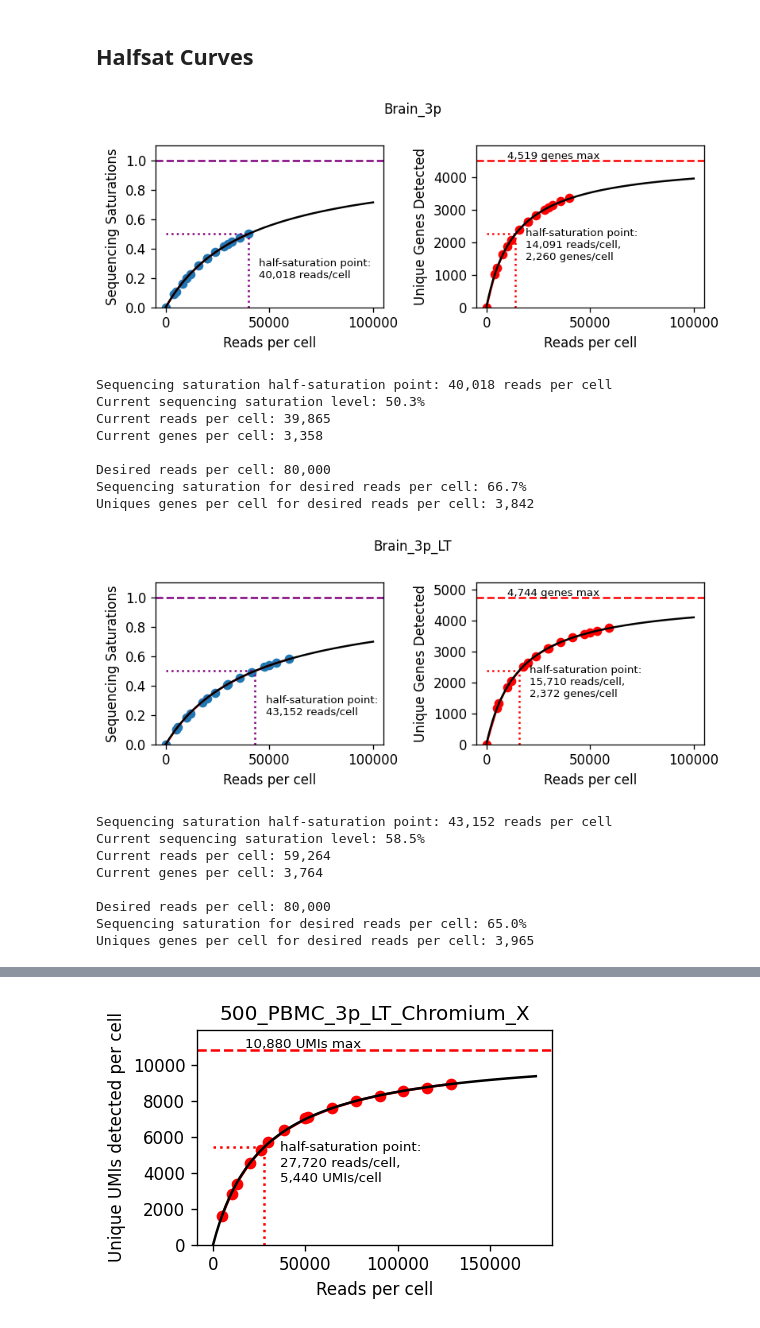
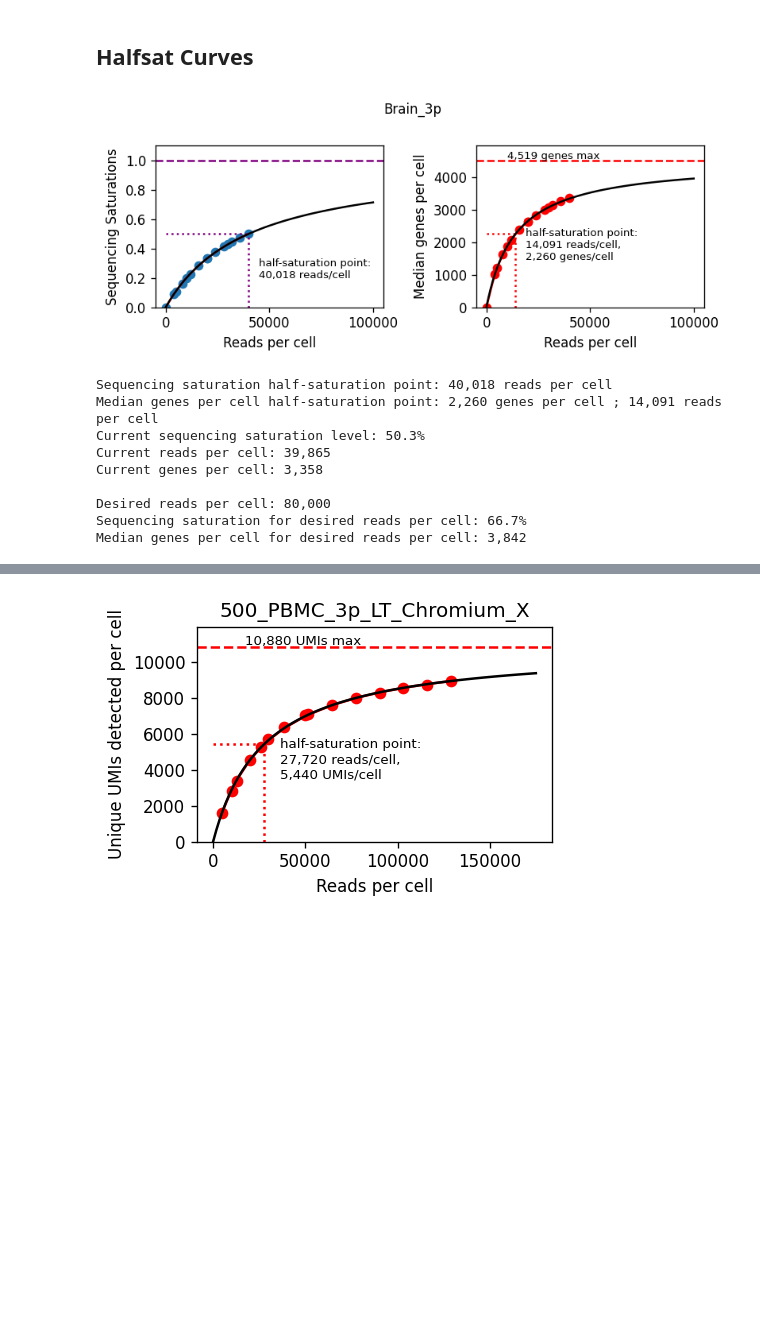
Before and after one commit to jpreall/halfsat, a Jupyter notebook: Example/halfSat-example.ipynb, the cells around one changed output, grey strips where cells are left out. Saved outputs shown, nothing was run; the diff lists cells and outputs as text; code cells hidden in the pictures; blank space fills up the shorter version.

```diff
--- a/Example/halfSat-example.ipynb
+++ b/Example/halfSat-example.ipynb
@@ -17,24 +17,15 @@ metrics_summary_json = 'metrics_summary_json.json'
 # %% [markdown]
 ## Halfsat Curves
 # %%
-webSum_10x_halfSat.satcurves(web_summary_list[0], readmax=100000, readsDesired=80000)
-webSum_10x_halfSat.satcurves(web_summary_list[1], readmax=100000, readsDesired=80000)
+webSum_10x_halfSat.satcurves(web_summary_list[0], readMax=100000, readsDesired=80000)
 # %% [output]
-[figure, old version]
+[figure, new version]
 Sequencing saturation half-saturation point: 40,018 reads per cell
+Median genes per cell half-saturation point: 2,260 genes per cell ; 14,091 reads per cell
 Current sequencing saturation level: 50.3%
 Current reads per cell: 39,865
 Current genes per cell: 3,358
 
 Desired reads per cell: 80,000
 Sequencing saturation for desired reads per cell: 66.7%
-Uniques genes per cell for desired reads per cell: 3,842
+Median genes per cell for desired reads per cell: 3,842
-[figure, removed]
-Sequencing saturation half-saturation point: 43,152 reads per cell
-Current sequencing saturation level: 58.5%
-Current reads per cell: 59,264
-Current genes per cell: 3,764
-
-Desired reads per cell: 80,000
-Sequencing saturation for desired reads per cell: 65.0%
-Uniques genes per cell for desired reads per cell: 3,965
```
Also changed, not shown: parts of 5 cells of this notebook.
